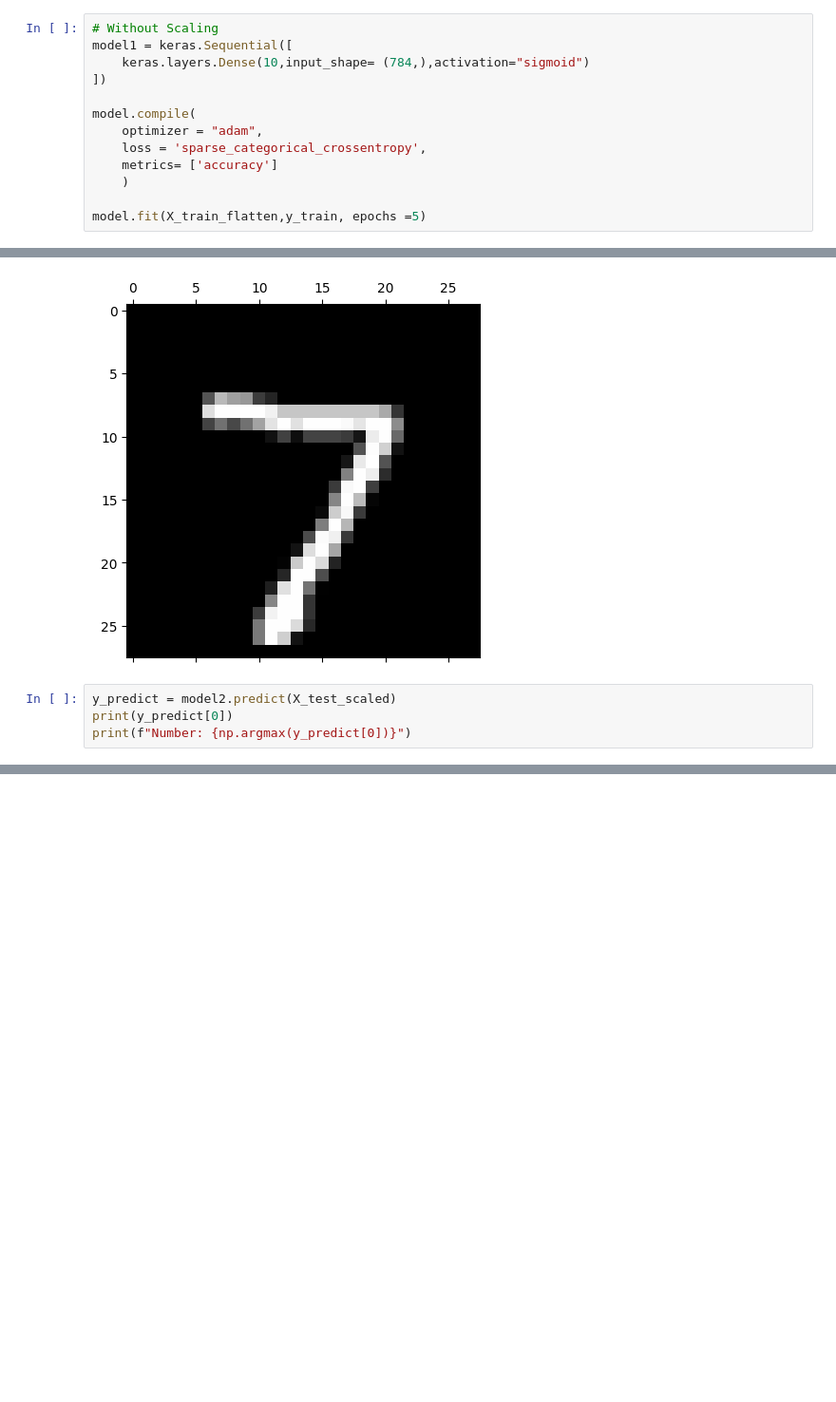
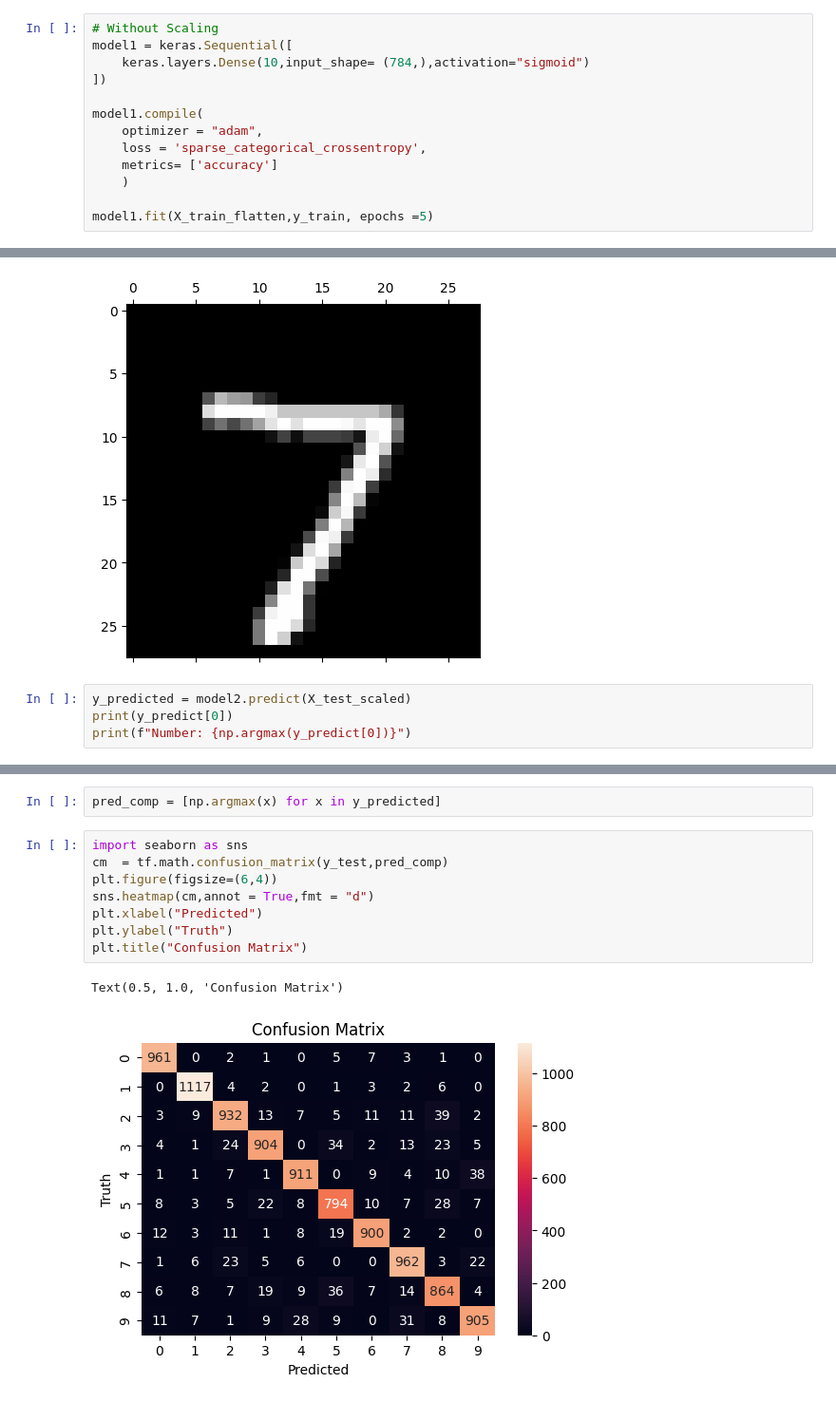
Before and after one commit to pb319/Learning_Deep_Learning, a Jupyter notebook: Lesson1/practice.ipynb, the cells around one changed output, grey strips where cells are left out. Shown at 95% size. Drawn from its saved outputs; the diff is of its cells as text; blank space fills up the shorter version.

```diff
--- a/Lesson1/practice.ipynb
+++ b/Lesson1/practice.ipynb
@@ -36,12 +36,12 @@ model1 = keras.Sequential([
     keras.layers.Dense(10,input_shape= (784,),activation="sigmoid")
 ])
 
-model.compile(
+model1.compile(
     optimizer = "adam",
     loss = 'sparse_categorical_crossentropy',
     metrics= ['accuracy']
     )
 
-model.fit(X_train_flatten,y_train, epochs =5)
+model1.fit(X_train_flatten,y_train, epochs =5)
 # %% [output]
 Epoch 1/5
@@ -102,7 +102,7 @@ plt.matshow(X_test[0])
 <Figure size 640x480 with 0 Axes>
 [figure]
 # %%
-y_predict = model2.predict(X_test_scaled)
+y_predicted = model2.predict(X_test_scaled)
 print(y_predict[0])
 print(f"Number: {np.argmax(y_predict[0])}")
 # %% [output]
@@ -112,0 +124,13 @@ Number: 7
+# %%
+pred_comp = [np.argmax(x) for x in y_predicted]
+# %%
+import seaborn as sns
+cm  = tf.math.confusion_matrix(y_test,pred_comp)
+plt.figure(figsize=(6,4))
+sns.heatmap(cm,annot = True,fmt = "d")
+plt.xlabel("Predicted")
+plt.ylabel("Truth")
+plt.title("Confusion Matrix")
+# %% [output]
+Text(0.5, 1.0, 'Confusion Matrix')
+[figure, added]
```
Also changed, not shown: parts of 9 cells of this notebook.
